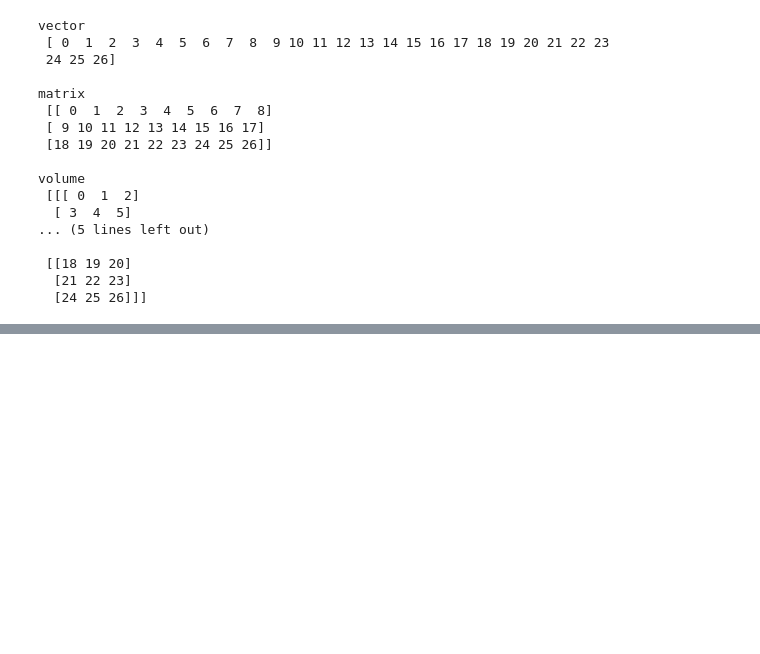
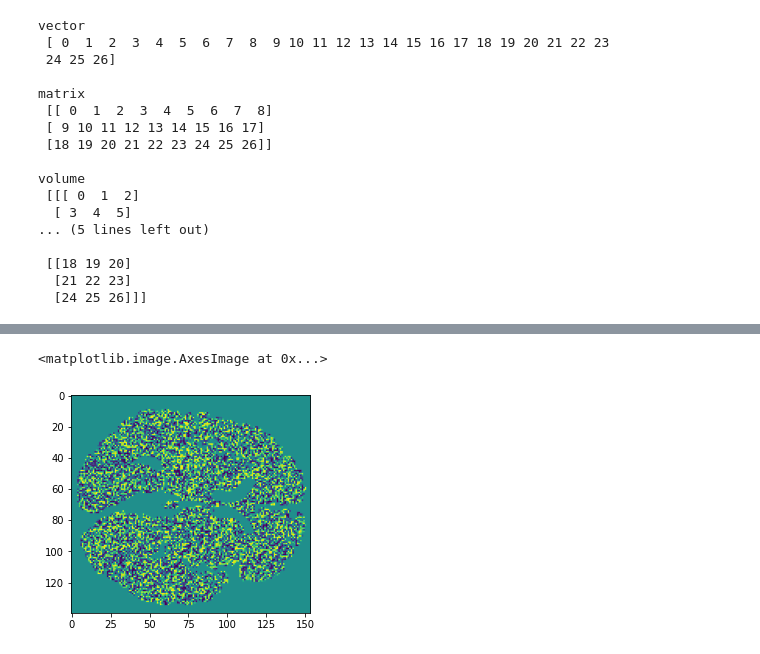
Before and after one commit to tfunck/hacking_hour, a Jupyter notebook: notebooks/W5.ipynb, the cells around one changed output, grey strips where cells are left out. Cells and saved outputs as stored; diff of their text form; code cells hidden in the pictures; blank space fills up the shorter version.

```diff
--- a/notebooks/W5.ipynb
+++ b/notebooks/W5.ipynb
@@ -201,0 +228,12 @@ FileNotFoundError: No such file or no access: ''
+# %%
+
+
+
+
+
+### Solution
+brain_slice_sin = np.sin(brain_slice_inverted)
+plt.imshow(brain_slice_sin)
+# %% [output]
+<matplotlib.image.AxesImage at 0x...>
+[figure, added]
```
Also changed, not shown: parts of 11 cells of this notebook.
